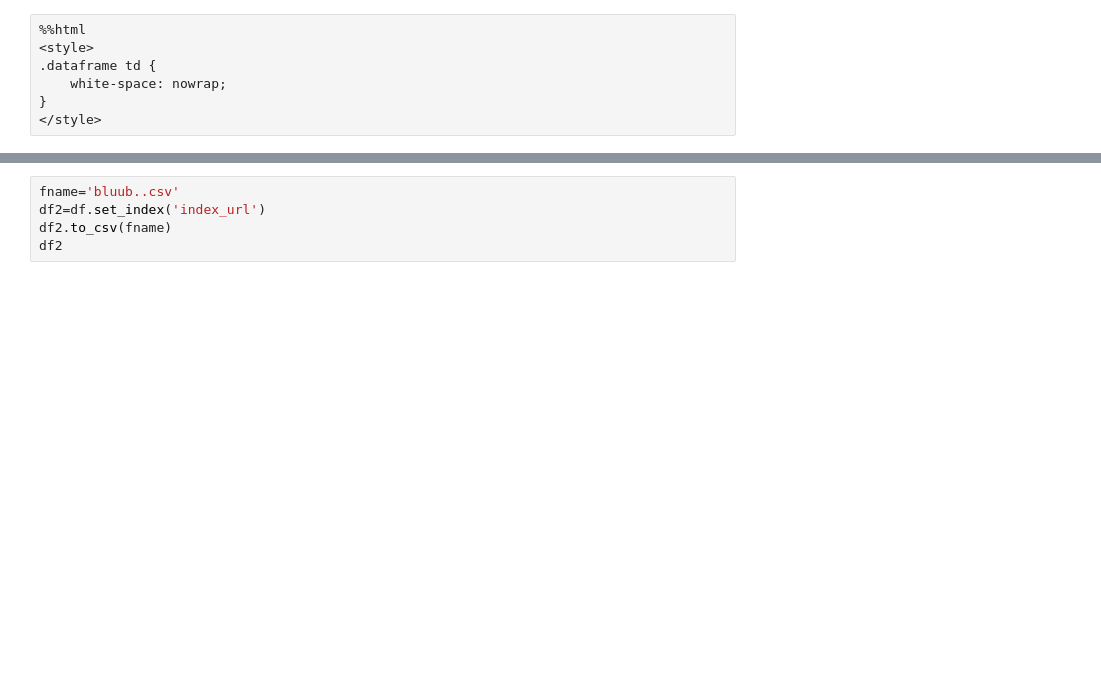
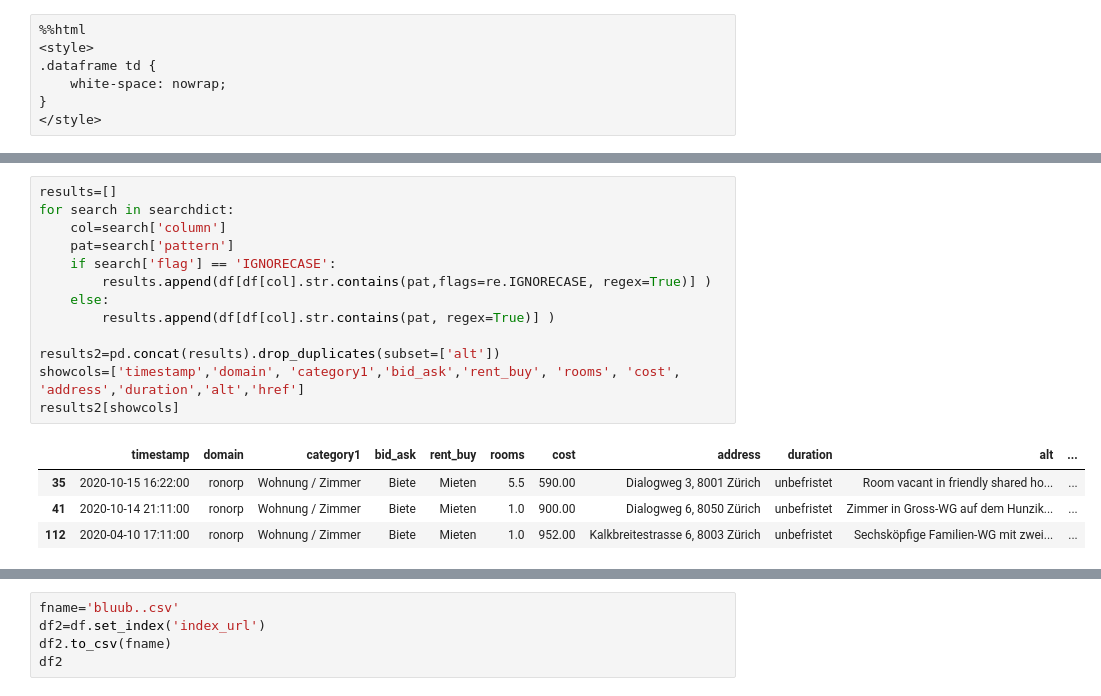
Before and after one commit to Dr-Nuke/wgscraper, a Jupyter notebook: notebooks/Analysis.ipynb, the cells around one changed output, grey strips where cells are left out. Saved outputs shown, nothing was run; the diff lists cells and outputs as text; blank space fills up the shorter version.

Commit message:
added the aggregate search in notebook

```diff
--- a/notebooks/Analysis.ipynb
+++ b/notebooks/Analysis.ipynb
@@ -69 +108,19 @@ df[cols].apply(lambda row: pickrow(row) , axis=1)
+# %%
+results=[]
+for search in searchdict:
+    col=search['column']
+    pat=search['pattern']
+    if search['flag'] == 'IGNORECASE':
+        results.append(df[df[col].str.contains(pat,flags=re.IGNORECASE, regex=True)] )
+    else:
+        results.append(df[df[col].str.contains(pat, regex=True)] )
+
+results2=pd.concat(results).drop_duplicates(subset=['alt'])
+showcols=['timestamp','domain', 'category1','bid_ask','rent_buy', 'rooms', 'cost', 'address','duration','alt','href']
+results2[showcols]
+# %% [output]
+|  | timestamp | domain | category1 | bid_ask | rent_buy | rooms | cost | address | duration | alt | ... |
+| 35 | 2020-10-15 16:22:00 | ronorp | Wohnung / Zimmer | Biete | Mieten | 5.5 | 590.00 | Dialogweg 3, 8001 Zürich | unbefristet | Room vacant in friendly shared ho... | ... |
+| 41 | 2020-10-14 21:11:00 | ronorp | Wohnung / Zimmer | Biete | Mieten | 1.0 | 900.00 | Dialogweg 6, 8050 Zürich | unbefristet | Zimmer in Gross-WG auf dem Hunzik... | ... |
+| 112 | 2020-04-10 17:11:00 | ronorp | Wohnung / Zimmer | Biete | Mieten | 1.0 | 952.00 | Kalkbreitestrasse 6, 8003 Zürich | unbefristet | Sechsköpfige Familien-WG mit zwei... | ... |
 # %%
```
Also changed, not shown: parts of 5 cells of this notebook, 2 other files.
